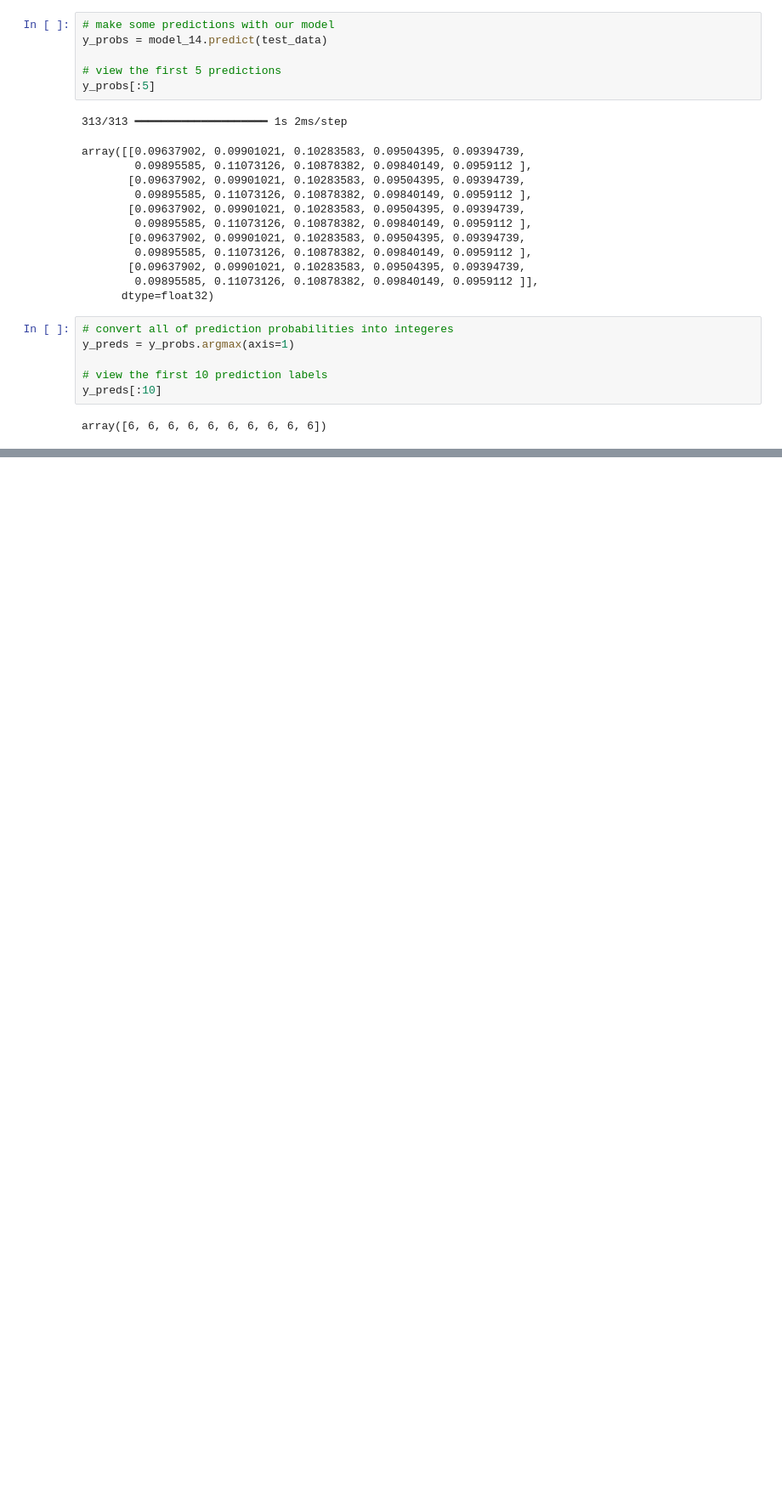
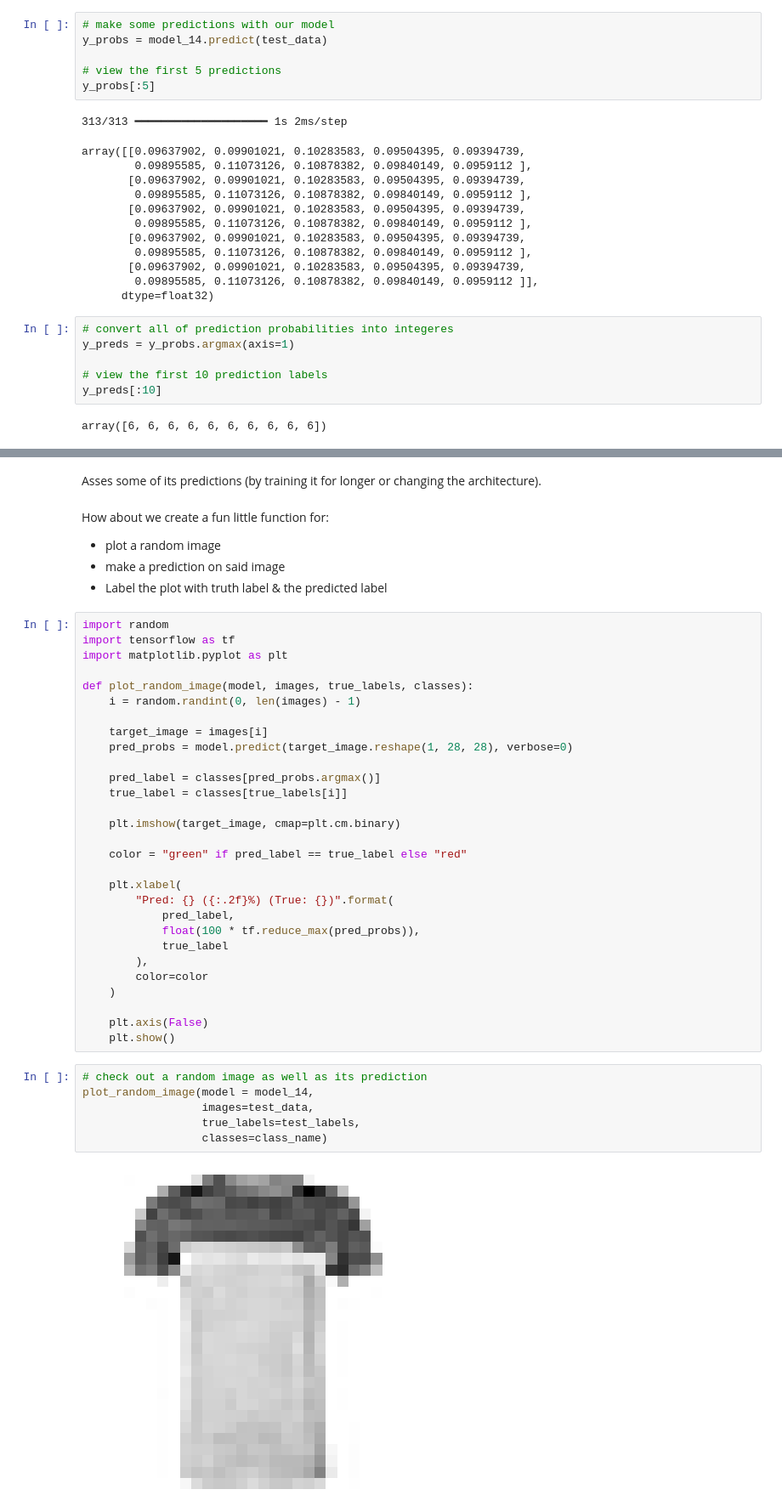
Before and after one commit to nushuhu51-ux/TENSORFLOW-FULL-COURSE-FOR-DEEP-LEARNING, a Jupyter notebook: 02_neural_network_classification_with_tensorFlow.ipynb, the cells around one changed output, grey strips where cells are left out. Shown at 85% size. Saved outputs shown, nothing was run; the diff lists cells and outputs as text; blank space fills up the shorter version.

```diff
--- a/02_neural_network_classification_with_tensorFlow.ipynb
+++ b/02_neural_network_classification_with_tensorFlow.ipynb
@@ -1585,0 +1586,44 @@ make_confusion_matrix(y_true=test_labels,
+# %% [markdown]
+Asses some of its predictions (by training it for longer or changing the architecture).
+# %% [markdown]
+How about we create a fun little function for:
+* plot a random image
+* make a prediction on said image
+* Label the plot with truth label & the predicted label
+# %%
+import random
+import tensorflow as tf
+import matplotlib.pyplot as plt
+
+def plot_random_image(model, images, true_labels, classes):
+    i = random.randint(0, len(images) - 1)
+
+    target_image = images[i]
+    pred_probs = model.predict(target_image.reshape(1, 28, 28), verbose=0)
+
+    pred_label = classes[pred_probs.argmax()]
+    true_label = classes[true_labels[i]]
+
+    plt.imshow(target_image, cmap=plt.cm.binary)
+
+    color = "green" if pred_label == true_label else "red"
+
+    plt.xlabel(
+        "Pred: {} ({:.2f}%) (True: {})".format(
+            pred_label,
+            float(100 * tf.reduce_max(pred_probs)),
+            true_label
+        ),
+        color=color
+    )
+
+    plt.axis(False)
+    plt.show()
+# %%
+# check out a random image as well as its prediction
+plot_random_image(model = model_14,
+                  images=test_data,
+                  true_labels=test_labels,
+                  classes=class_name)
+# %% [output]
+[figure, added]
```
Also changed, not shown: parts of 4 cells of this notebook.
